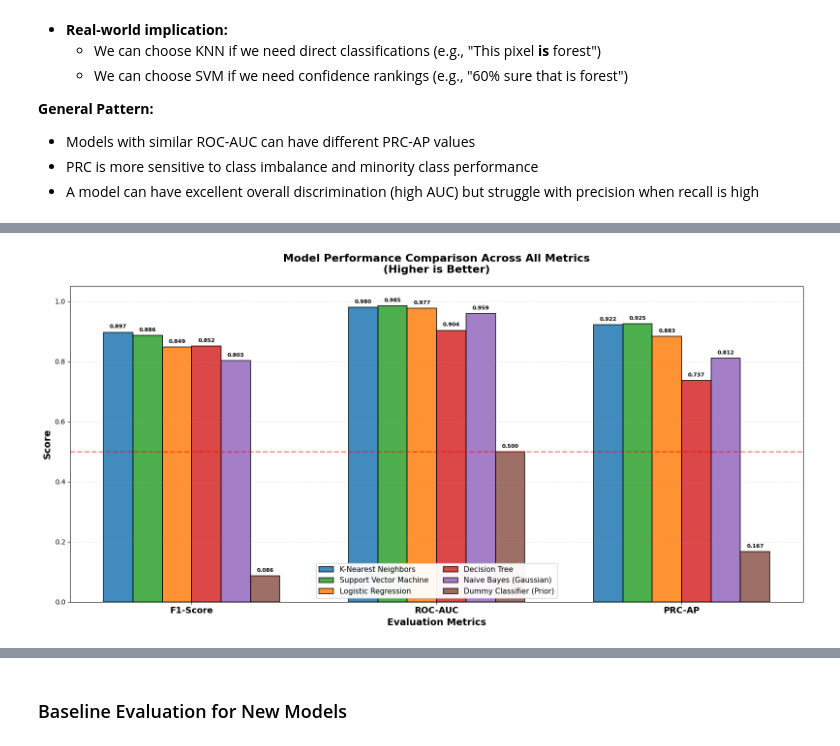
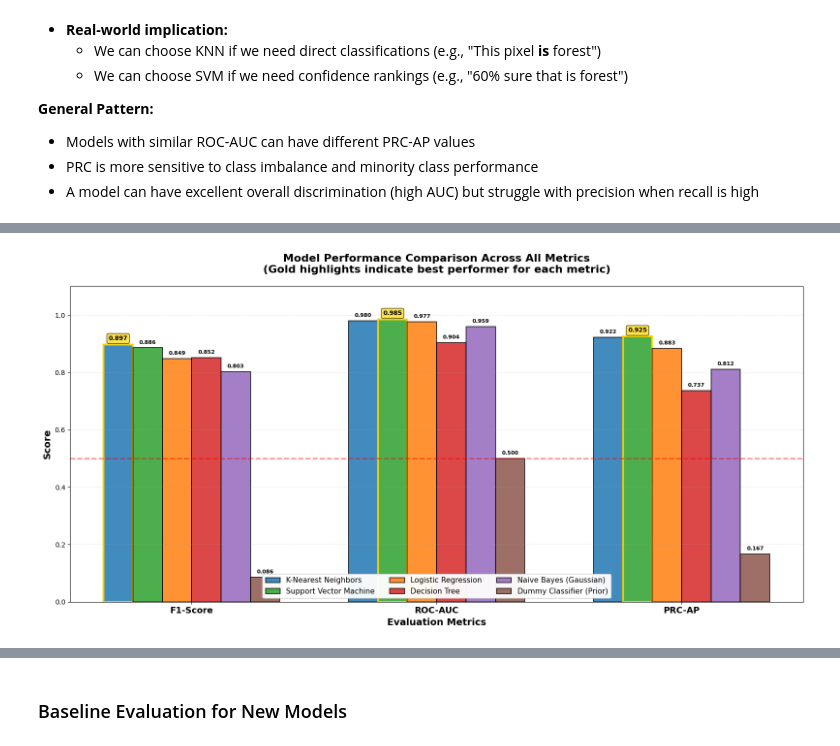
Before and after one commit to ha-rish-23/assignment-7-ha-rish-23, a Jupyter notebook: solution.ipynb, the cells around one changed output, grey strips where cells are left out. Saved outputs shown, nothing was run; the diff lists cells and outputs as text; code cells hidden in the pictures.

```diff
--- a/solution.ipynb
+++ b/solution.ipynb
@@ -965,6 +967,25 @@ for model_name, metrics in model_metrics.items():
     print(f"{model_name:<30} {metrics[0]:<12.4f} {metrics[1]:<12.4f} {metrics[2]:<12.4f}")
 print("="*80)
 
+# Find maximum value for each metric
+max_values = []
+max_models = []
+for metric_idx in range(n_metrics):
+    metric_values = [model_metrics[model][metric_idx] for model in model_metrics.keys()]
+    max_val = max(metric_values)
+    max_values.append(max_val)
+    # Find which model has this max value
+    for model_name, values in model_metrics.items():
+        if values[metric_idx] == max_val:
+            max_models.append(model_name)
+            break
+
+print("\nBEST PERFORMERS PER METRIC:")
+print("-" * 80)
+for i, metric in enumerate(metric_labels):
+    print(f"{metric}: {max_models[i]} = {max_values[i]:.4f}")
+print("="*80)
+
 # Create grouped bar chart
 fig, ax = plt.subplots(figsize=(16, 8))
 
@@ -977,44 +998,70 @@ x = np.arange(n_metrics)
 width = 0.12  # width of each bar
 offsets = np.linspace(-width * (n_models - 1) / 2, width * (n_models - 1) / 2, n_models)
 
+# Store legend handles
+legend_handles = []
+
 # Plot bars for each model
 for idx, (model_name, color) in enumerate(model_colors.items()):
     values = model_metrics[model_name]
-    bars = ax.bar(x + offsets[idx], values, width, label=model_name,
+
+    # Determine which bars should be highlighted (maximum values)
+    is_max = [values[i] == max_values[i] for i in range(n_metrics)]
+
+    # Create bars without label first
+    bars = ax.bar(x + offsets[idx], values, width,
                    color=color, edgecolor='black', linewidth=1.2, alpha=0.85)
 
-    # Add value labels on top of bars
-    for bar in bars:
+    # Create a separate patch for the legend with consistent styling
+    from matplotlib.patches import Patch
+    legend_handles.append(Patch(facecolor=color, edgecolor='black', linewidth=1.2, alpha=0.85, label=model_name))
+
+    # Add value labels and highlight maximum values
+    for bar_idx, bar in enumerate(bars):
         height = bar.get_height()
-        ax.text(bar.get_x() + bar.get_width() / 2., height + 0.01,
-                f'{height:.3f}',
-                ha='center', va='bottom', fontsize=8, fontweight='bold', rotation=0)
+
+        # If this is the maximum value for this metric, highlight it
+        if is_max[bar_idx]:
+            # Make the bar border thicker and gold
+            bar.set_edgecolor('gold')
+            bar.set_linewidth(3)
+            # Display value in bold with background
+            ax.text(bar.get_x() + bar.get_width() / 2., height + 0.01,
+                    f'{height:.3f}',
+                    ha='center', va='bottom', fontsize=9, fontweight='bold',
+                    bbox=dict(boxstyle='round,pad=0.3', facecolor='gold', alpha=0.7, edgecolor='black'))
+        else:
+            # Regular value label
+            ax.text(bar.get_x() + bar.get_width() / 2., height + 0.01,
+                    f'{height:.3f}',
+                    ha='center', va='bottom', fontsize=8, fontweight='bold', rotation=0)
 
 # Customize the chart
 ax.set_xlabel('Evaluation Metrics', fontsize=14, fontweight='bold')
 ax.set_ylabel('Score', fontsize=14, fontweight='bold')
-ax.set_title('Model Performance Comparison Across All Metrics\n(Higher is Better)',
+ax.set_title('Model Performance Comparison Across All Metrics\n(Gold highlights indicate best performer for each metric)',
              fontsize=16, fontweight='bold', pad=20)
 ax.set_xticks(x)
 ax.set_xticklabels(metric_labels, fontsize=13, fontweight='bold')
-ax.set_ylim([0, 1.05])
-ax.legend(loc='lower center', fontsize=11, ncol=2, framealpha=0.95)
+ax.set_ylim([0, 1.10])  # Increased to accommodate labels
+ax.legend(handles=legend_handles, loc='lower center', fontsize=11, ncol=3, framealpha=0.95)
 ax.grid(axis='y', alpha=0.3, linestyle='--')
 
 # Add a horizontal line at 0.5 (random baseline)
-ax.axhline(y=0.5, color='red', linestyle='--', linewidth=2, alpha=0.5, label='Random Baseline (0.5)')
+ax.axhline(y=0.5, color='red', linestyle='--', linewidth=2, alpha=0.5)
 
 plt.tight_layout()
 plt.show()
 
 # Print insights
-print("\nKEY INSIGHTS FROM VISUALIZATION:")
-print("-" * 80)
+print("\nINSIGHTS:")
+print("-" * 70)
 print("1. KNN (blue) has highest F1-Score but slightly lower ROC-AUC and PRC-AP")
 print("2. SVM (green) has highest ROC-AUC and PRC-AP but slightly lower F1-Score")
-print("3. All models significantly outperform random baseline (0.5)")
-print("4. Dummy Classifier performs at or near random baseline across all metrics")
-print("5. Decision Tree shows good F1 but noticeable drop in ROC-AUC and PRC-AP")
+print("3. Gold borders and labels mark the best performer for each metric")
+print("4. All models significantly outperform random baseline (0.5)")
+print("5. Dummy Classifier performs at random baseline across all metrics")
+print("6. Decision Tree shows good F1 but noticeable drop in ROC-AUC and PRC-AP")
 # %% [output]
 ================================================================================
 MODEL PERFORMANCE ACROSS METRICS
@@ -1031 +1085 @@ Support Vector Machine         0.8863       0.9850       0.9252
-[figure, old version]
+[figure, new version]
```
Also changed, not shown: parts of 18 cells of this notebook.
